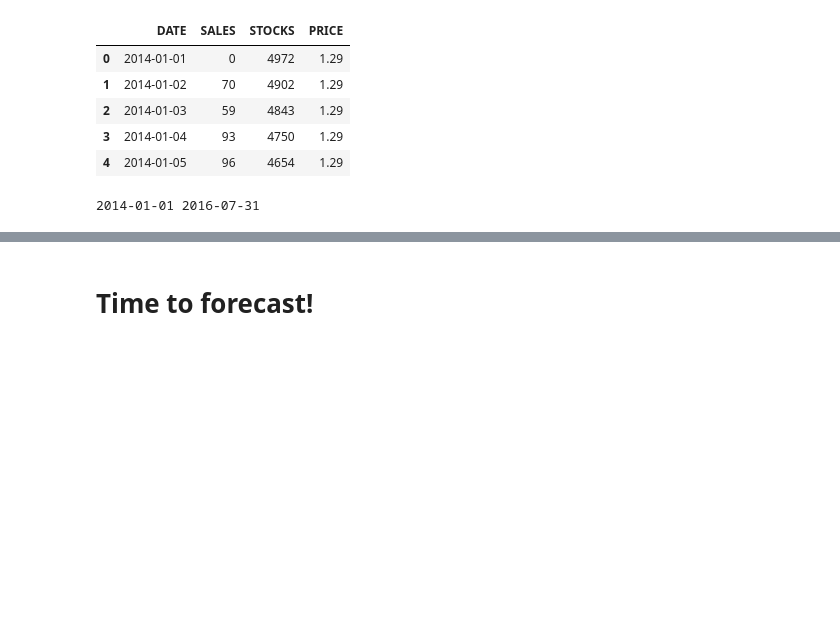
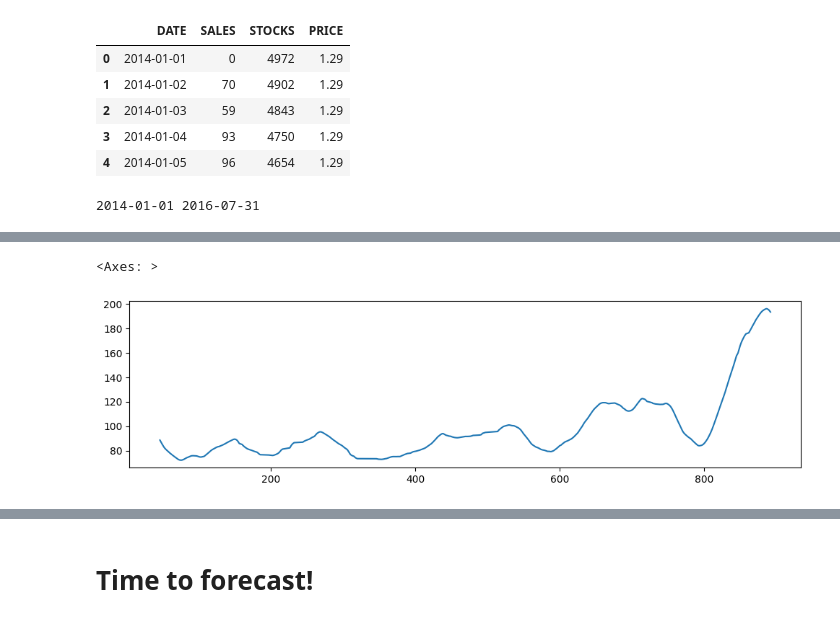
Before and after one commit to andresbarcia/DataAnalisys, a Jupyter notebook: Retail_Sales_Forecasting.ipynb, the cells around one changed output, grey strips where cells are left out. Drawn from its saved outputs; the diff is of its cells as text; code cells hidden in the pictures; blank space fills up the shorter version.

```diff
--- a/Retail_Sales_Forecasting.ipynb
+++ b/Retail_Sales_Forecasting.ipynb
@@ -133,0 +217,5 @@ sales.rolling(180, center=True, win_type="triang").mean().plot.line()
+# %%
+sales.rolling(90, center=True, win_type="triang").mean().plot.line()
+# %% [output]
+<Axes: >
+[figure, added]
```
Also changed, not shown: parts of 20 cells of this notebook.
